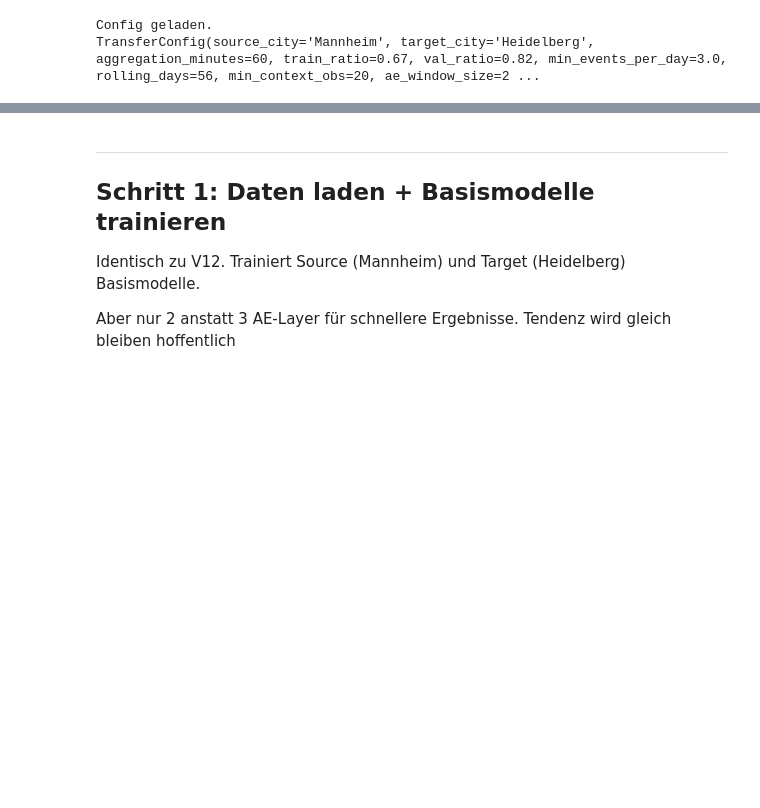
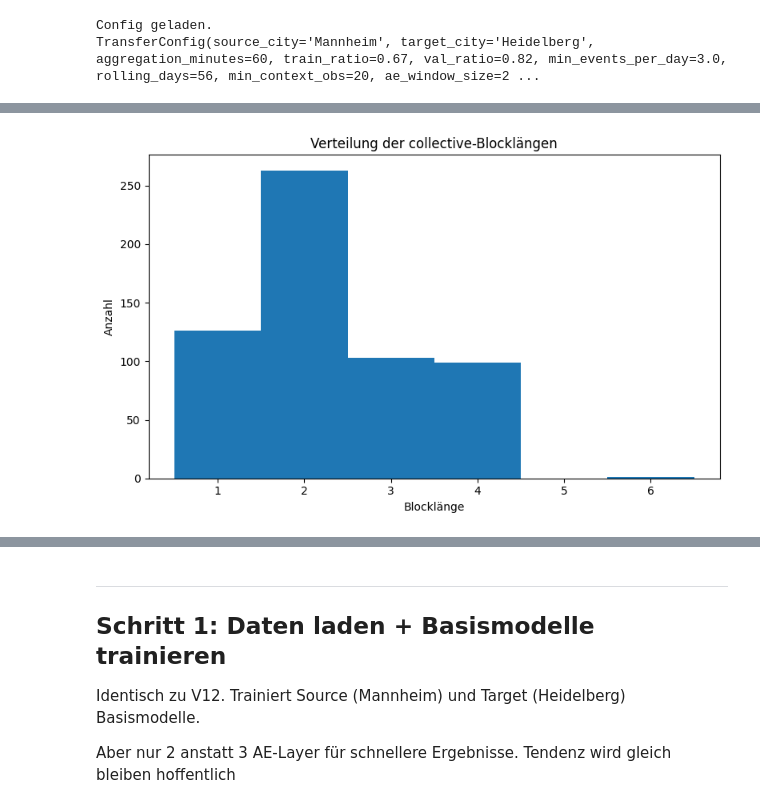
Before and after one commit to jonasknoll57/Bachelorarbeit_Demand-AD, a Jupyter notebook: V16__V13_2.ipynb, the cells around one changed output, grey strips where cells are left out. Saved outputs shown, nothing was run; the diff lists cells and outputs as text; code cells hidden in the pictures; blank space fills up the shorter version.

```diff
--- a/V16__V13_2.ipynb
+++ b/V16__V13_2.ipynb
@@ -1163,0 +1419,31 @@ def inject_synthetic_anomalies_v13(
+# %%
+cdf = anom[anom["synth_type"] == "collective"].copy().sort_values(["station_id", "hour_ts"])
+
+blocks = []
+for station_id, g in cdf.groupby("station_id"):
+    g = g.sort_values("hour_ts").copy()
+    step = g["hour_ts"].diff().dt.total_seconds().div(3600)
+    g["new_block"] = step.ne(1) | step.isna()
+    g["block_id"] = g["new_block"].cumsum()
+
+    for bid, b in g.groupby("block_id"):
+        blocks.append({
+            "station_id": station_id,
+            "start": b["hour_ts"].min(),
+            "end": b["hour_ts"].max(),
+            "length": len(b),
+            "mean_delta": b["delta_total"].mean(),
+            "sum_delta": b["delta_total"].sum()
+        })
+
+blocks_df = pd.DataFrame(blocks)
+display(blocks_df.sort_values("length", ascending=False).head(20))
+
+plt.figure(figsize=(8, 5))
+plt.hist(blocks_df["length"], bins=np.arange(1, blocks_df["length"].max() + 2) - 0.5)
+plt.xlabel("Blocklänge")
+plt.ylabel("Anzahl")
+plt.title("Verteilung der collective-Blocklängen")
+plt.tight_layout()
+plt.show()
+# %% [output]
@@ -1163,0 +1467 @@ def inject_synthetic_anomalies_v13(
+[figure, added]
```
Also changed, not shown: parts of 11 cells of this notebook.
